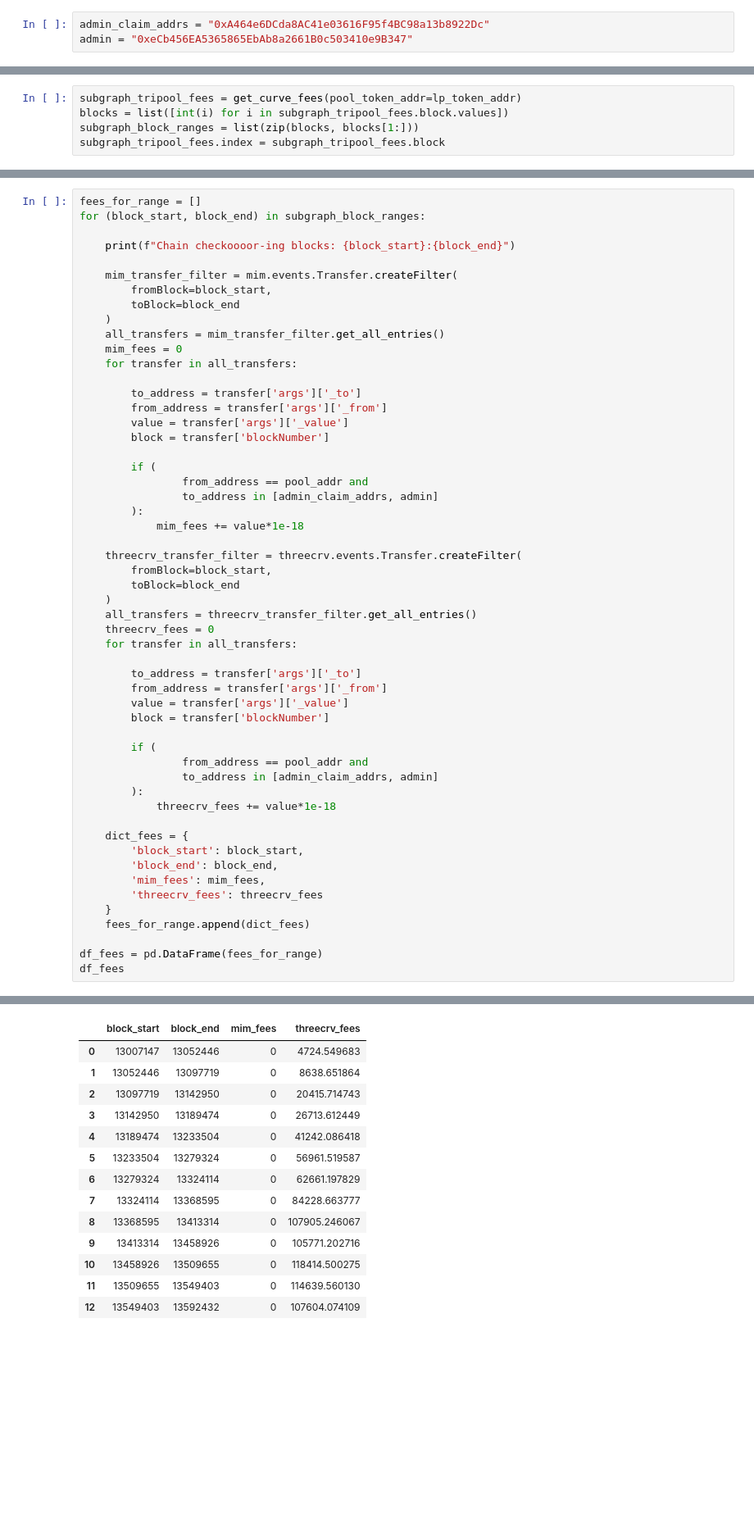
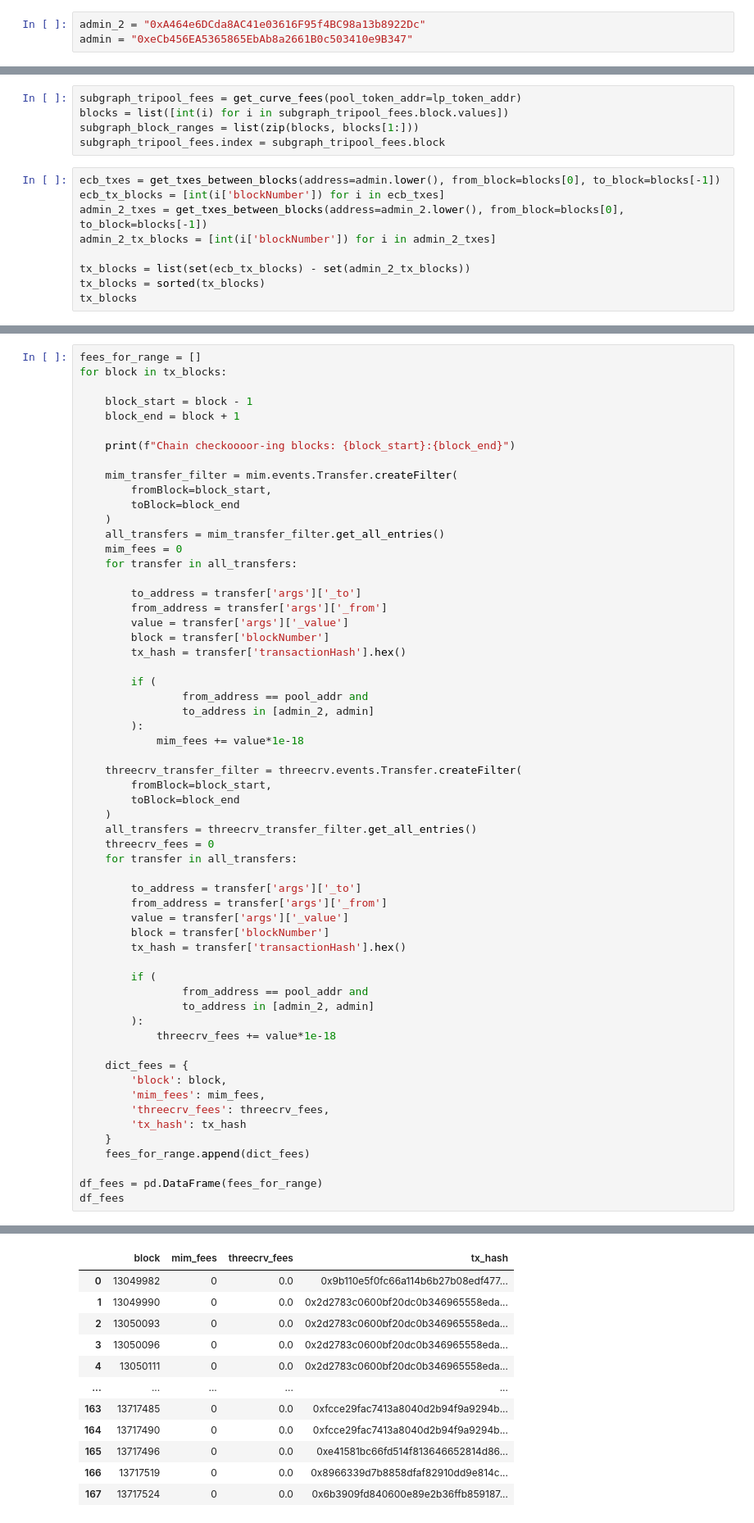
Before and after one commit to bout3fiddy/on-chain-analytics, a Jupyter notebook: notebooks/curve-analysis/curve-pools/pool_revenue_activity/mim/mim_admin_fee_claims.ipynb, the cells around one changed output, grey strips where cells are left out. Shown at 82% size. Cells and saved outputs as stored; diff of their text form; blank space fills up the shorter version.

```diff
--- a/notebooks/curve-analysis/curve-pools/pool_revenue_activity/mim/mim_admin_fee_claims.ipynb
+++ b/notebooks/curve-analysis/curve-pools/pool_revenue_activity/mim/mim_admin_fee_claims.ipynb
@@ -18,7 +19,7 @@ lp_token_addr = "0x5a6A4D54456819380173272A5E8E9B9904BdF41B"
 threecrv_addr = "0x6c3F90f043a72FA612cbac8115EE7e52BDe6E490"
 mim_addr = "0x99D8a9C45b2ecA8864373A26D1459e3Dff1e17F3"
 # %%
-admin_claim_addrs = "0xA464e6DCda8AC41e03616F95f4BC98a13b8922Dc"
+admin_2 = "0xA464e6DCda8AC41e03616F95f4BC98a13b8922Dc"
 admin = "0xeCb456EA5365865EbAb8a2661B0c503410e9B347"
 # %%
 pool_addr.lower()
@@ -39,3 +40,12 @@ subgraph_tripool_fees = get_curve_fees(pool_token_addr=lp_token_addr)
 blocks = list([int(i) for i in subgraph_tripool_fees.block.values])
 subgraph_block_ranges = list(zip(blocks, blocks[1:]))
 subgraph_tripool_fees.index = subgraph_tripool_fees.block
+# %%
+ecb_txes = get_txes_between_blocks(address=admin.lower(), from_block=blocks[0], to_block=blocks[-1])
+ecb_tx_blocks = [int(i['blockNumber']) for i in ecb_txes]
+admin_2_txes = get_txes_between_blocks(address=admin_2.lower(), from_block=blocks[0], to_block=blocks[-1])
+admin_2_tx_blocks = [int(i['blockNumber']) for i in admin_2_txes]
+
+tx_blocks = list(set(ecb_tx_blocks) - set(admin_2_tx_blocks))
+tx_blocks = sorted(tx_blocks)
+tx_blocks
@@ -42,6 +70,9 @@ subgraph_tripool_fees.index = subgraph_tripool_fees.block
 # %%
 fees_for_range = []
-for (block_start, block_end) in subgraph_block_ranges:
+for block in tx_blocks:
+
+    block_start = block - 1
+    block_end = block + 1
 
     print(f"Chain checkoooor-ing blocks: {block_start}:{block_end}")
 
@@ -57,10 +88,11 @@ for (block_start, block_end) in subgraph_block_ranges:
         from_address = transfer['args']['_from']
         value = transfer['args']['_value']
         block = transfer['blockNumber']
+        tx_hash = transfer['transactionHash'].hex()
 
         if (
                 from_address == pool_addr and
-                to_address in [admin_claim_addrs, admin]
+                to_address in [admin_2, admin]
         ):
             mim_fees += value*1e-18
 
@@ -76,18 +108,19 @@ for (block_start, block_end) in subgraph_block_ranges:
         from_address = transfer['args']['_from']
         value = transfer['args']['_value']
         block = transfer['blockNumber']
+        tx_hash = transfer['transactionHash'].hex()
 
         if (
                 from_address == pool_addr and
-                to_address in [admin_claim_addrs, admin]
+                to_address in [admin_2, admin]
         ):
             threecrv_fees += value*1e-18
 
     dict_fees = {
-        'block_start': block_start,
-        'block_end': block_end,
+        'block': block,
         'mim_fees': mim_fees,
-        'threecrv_fees': threecrv_fees
+        'threecrv_fees': threecrv_fees,
+        'tx_hash': tx_hash
     }
     fees_for_range.append(dict_fees)
 
@@ -110,14 +147,12 @@ Chain checkoooor-ing blocks: 13549403:13592432
-|  | block_start | block_end | mim_fees | threecrv_fees |
-| 0 | 13007147 | 13052446 | 0 | 4724.549683 |
-| 1 | 13052446 | 13097719 | 0 | 8638.651864 |
-| 2 | 13097719 | 13142950 | 0 | 20415.714743 |
-| 3 | 13142950 | 13189474 | 0 | 26713.612449 |
-| 4 | 13189474 | 13233504 | 0 | 41242.086418 |
-| 5 | 13233504 | 13279324 | 0 | 56961.519587 |
-| 6 | 13279324 | 13324114 | 0 | 62661.197829 |
-| 7 | 13324114 | 13368595 | 0 | 84228.663777 |
-| 8 | 13368595 | 13413314 | 0 | 107905.246067 |
-| 9 | 13413314 | 13458926 | 0 | 105771.202716 |
-| 10 | 13458926 | 13509655 | 0 | 118414.500275 |
-| 11 | 13509655 | 13549403 | 0 | 114639.560130 |
-| 12 | 13549403 | 13592432 | 0 | 107604.074109 |
+|  | block | mim_fees | threecrv_fees | tx_hash |
+| 0 | 13049982 | 0 | 0.0 | 0x9b110e5f0fc66a114b6b27b08edf477... |
+| 1 | 13049990 | 0 | 0.0 | 0x2d2783c0600bf20dc0b346965558eda... |
+| 2 | 13050093 | 0 | 0.0 | 0x2d2783c0600bf20dc0b346965558eda... |
+| 3 | 13050096 | 0 | 0.0 | 0x2d2783c0600bf20dc0b346965558eda... |
+| 4 | 13050111 | 0 | 0.0 | 0x2d2783c0600bf20dc0b346965558eda... |
+| ... | ... | ... | ... | ... |
+| 163 | 13717485 | 0 | 0.0 | 0xfcce29fac7413a8040d2b94f9a9294b... |
+| 164 | 13717490 | 0 | 0.0 | 0xfcce29fac7413a8040d2b94f9a9294b... |
+| 165 | 13717496 | 0 | 0.0 | 0xe41581bc66fd514f813646652814d86... |
+| 166 | 13717519 | 0 | 0.0 | 0x8966339d7b8858dfaf82910dd9e814c... |
+| 167 | 13717524 | 0 | 0.0 | 0x6b3909fd840600e89e2b36ffb859187... |
```
Also changed, not shown: parts of 22 cells of this notebook, 15 other files.
